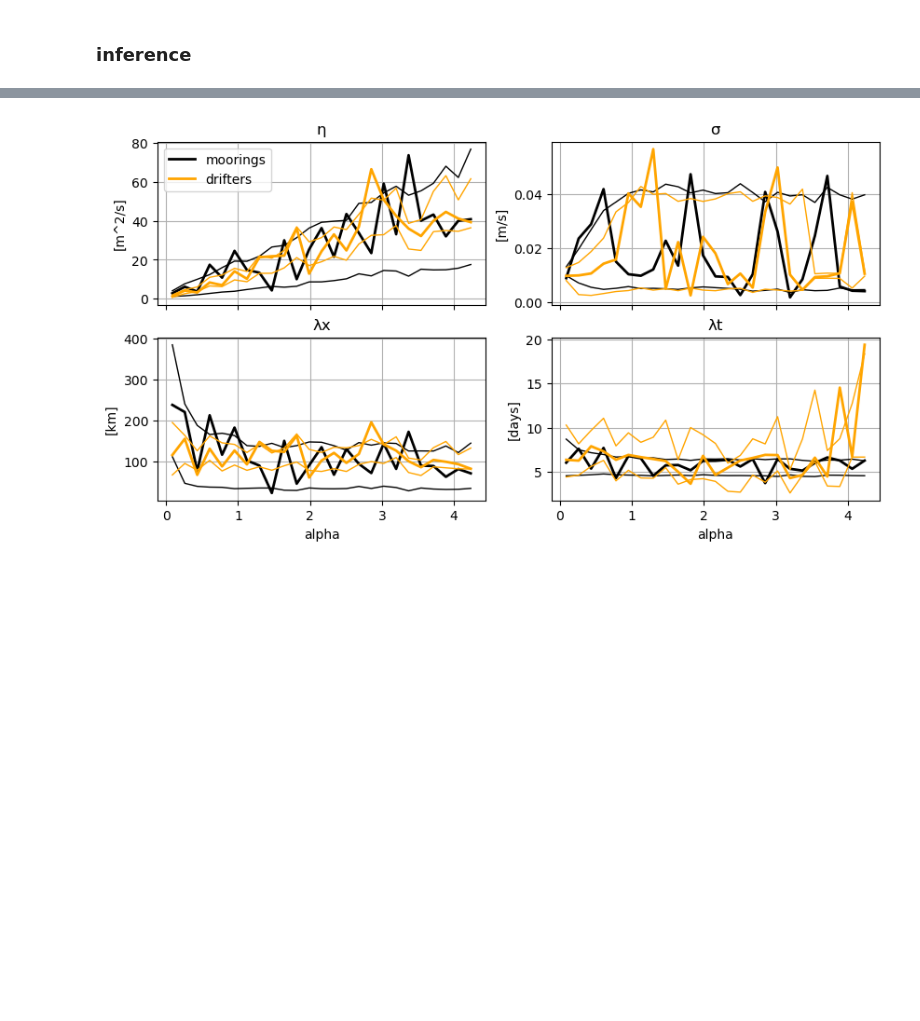
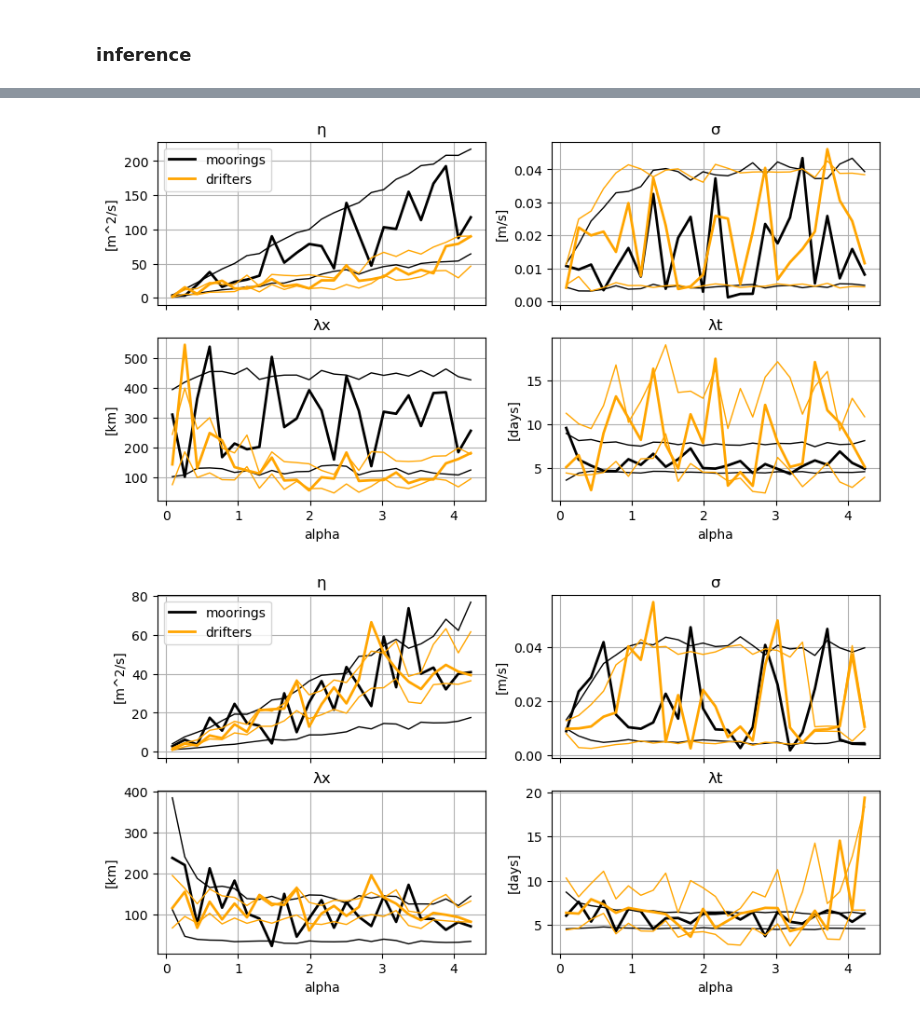
Before and after one commit to ahmaddroobi99/nwa, a Jupyter notebook: stats/drifter_3D_alpha.ipynb, the cells around one changed output, grey strips where cells are left out. Saved outputs shown, nothing was run; the diff lists cells and outputs as text; code cells hidden in the pictures; blank space fills up the shorter version.

```diff
--- a/stats/drifter_3D_alpha.ipynb
+++ b/stats/drifter_3D_alpha.ipynb
@@ -1095,3 +1011,7 @@ def plot(mr=None, dr=None):
+# %%
+plot(mr=mr2,dr=dr2)
+# %% [output]
+[figure, added]
 # %%
 plot(mr=mr5,dr=dr5)
 #plot(mr[Nxy],dr[Nxy])
```
Also changed, not shown: parts of 25 cells of this notebook.
